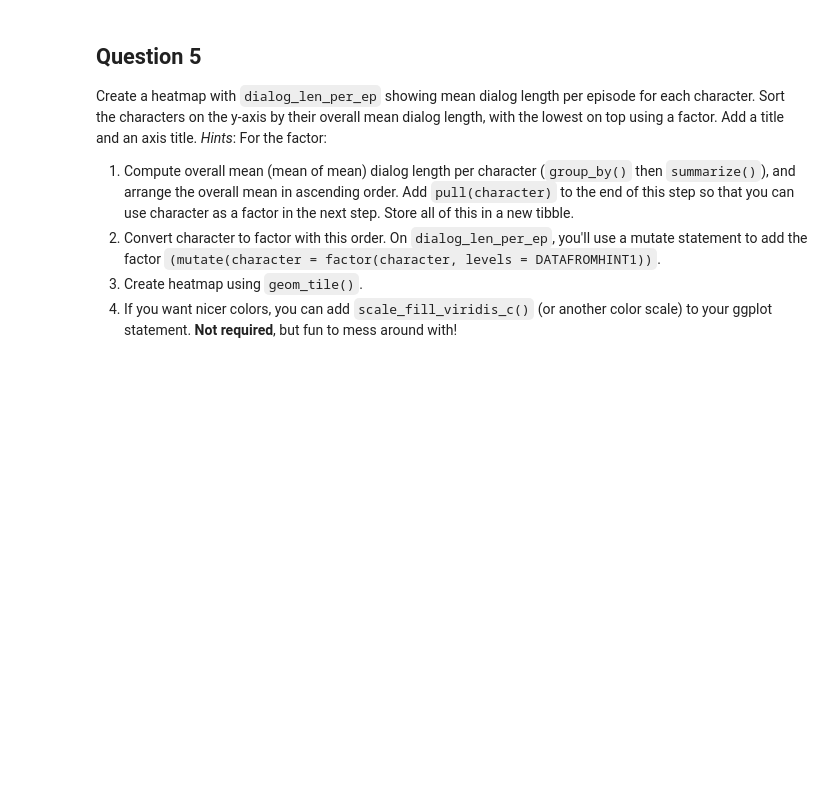
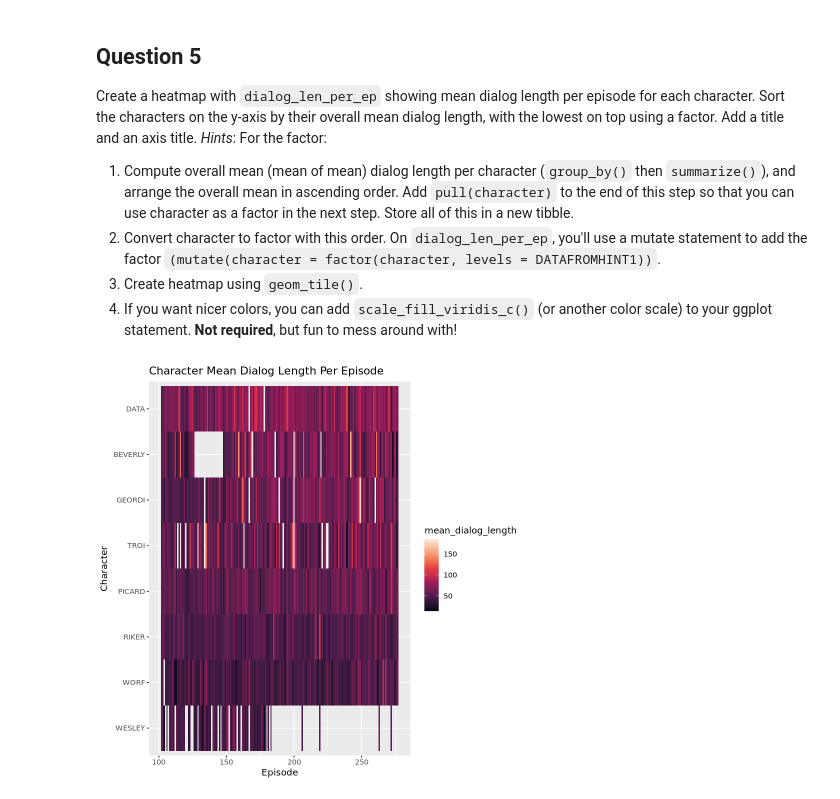
Before and after one commit to DudhiData/BIOS512, a Jupyter notebook: HW5/BIOS512_HW6.ipynb, the cells around one changed output. Saved outputs shown, nothing was run; the diff lists cells and outputs as text; code cells hidden in the pictures; blank space fills up the shorter version.

```diff
--- a/HW5/BIOS512_HW6.ipynb
+++ b/HW5/BIOS512_HW6.ipynb
@@ -141,3 +242,11 @@ For the factor:
 2. Convert character to factor with this order. On `dialog_len_per_ep`, you'll use a mutate statement to add the factor `(mutate(character = factor(character, levels = DATAFROMHINT1))`.
 3. Create heatmap using `geom_tile()`.
 4. If you want nicer colors, you can add `scale_fill_viridis_c()` (or another color scale) to your ggplot statement. **Not required**, but fun to mess around with!
+# %%
+character_order <- dialog_len_per_ep %>% group_by(character) %>% summarize(overall_mean = mean(mean_dialog_length)) %>%
+arrange(overall_mean) %>% pull(character)
+dialog_len_per_ep <- dialog_len_per_ep %>% mutate(character = factor(character, levels = character_order))
+ggplot(dialog_len_per_ep, aes(x = episode_number, y = character)) + geom_tile(aes(fill = mean_dialog_length)) +
+scale_fill_viridis_c(option = "rocket") + labs(title = "Character Mean Dialog Length Per Episode", x = "Episode", y = "Character")
+# %% [output]
+[figure, added]
```
Also changed, not shown: parts of 11 cells of this notebook.
